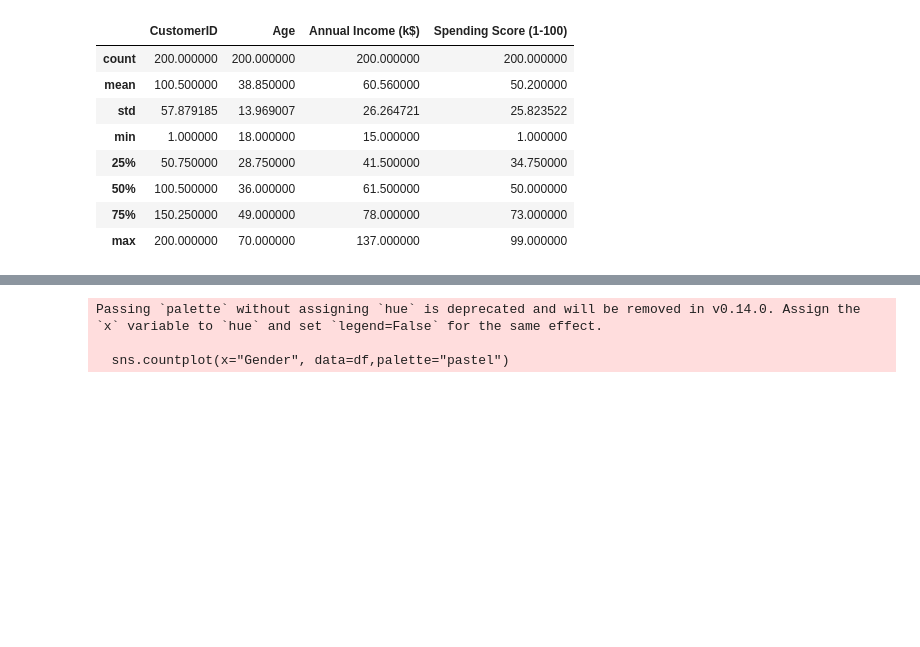
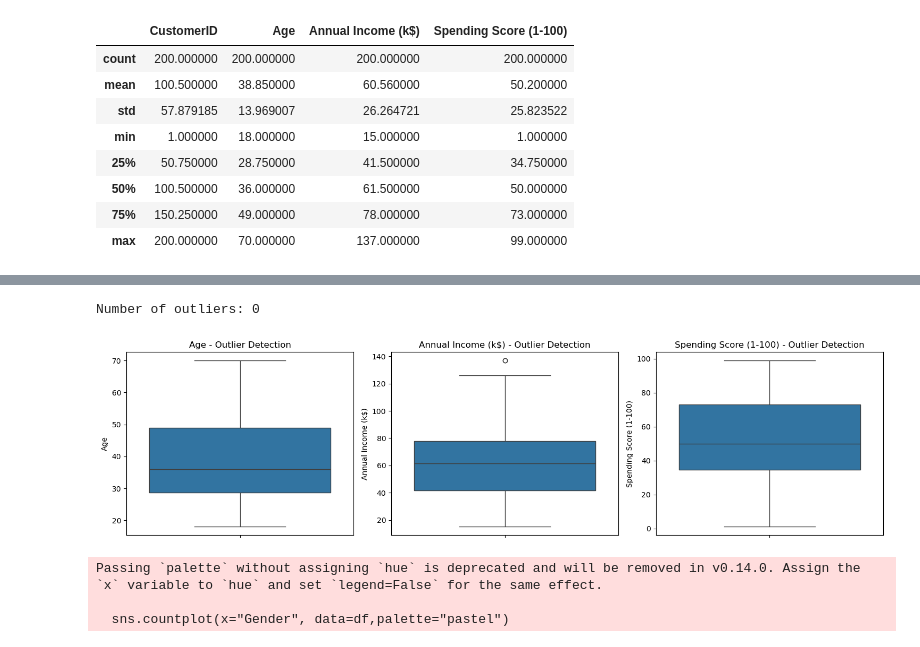
Before and after one commit to Narendersingh007/customer-segmentation, a Jupyter notebook: notebooks/customer_segmentation.ipynb, the cells around one changed output, grey strips where cells are left out. Cells and saved outputs as stored; diff of their text form; code cells hidden in the pictures; blank space fills up the shorter version.

```diff
--- a/notebooks/customer_segmentation.ipynb
+++ b/notebooks/customer_segmentation.ipynb
@@ -51,3 +63,20 @@ memory usage: 7.9+ KB
+# %%
+# Statistical outlier detection
+from scipy import stats
+z_scores = np.abs(stats.zscore(df[['Age', 'Annual Income (k$)', 'Spending Score (1-100)']]))
+outliers = (z_scores > 3).any(axis=1)
+print(f"Number of outliers: {outliers.sum()}")
+
+# Box plots for outlier visualization
+fig, axes = plt.subplots(1, 3, figsize=(15, 4))
+for i, col in enumerate(['Age', 'Annual Income (k$)', 'Spending Score (1-100)']):
+    sns.boxplot(y=df[col], ax=axes[i])
+    axes[i].set_title(f'{col} - Outlier Detection')
+plt.tight_layout()
+plt.show()
+# %% [output]
+Number of outliers: 0
+[figure, added]
 # %%
 sns.countplot(x="Gender", data=df,palette="pastel")
 plt.title("Gender Distribution of Customers")
```
Also changed, not shown: parts of 9 cells of this notebook, 1 other file.
